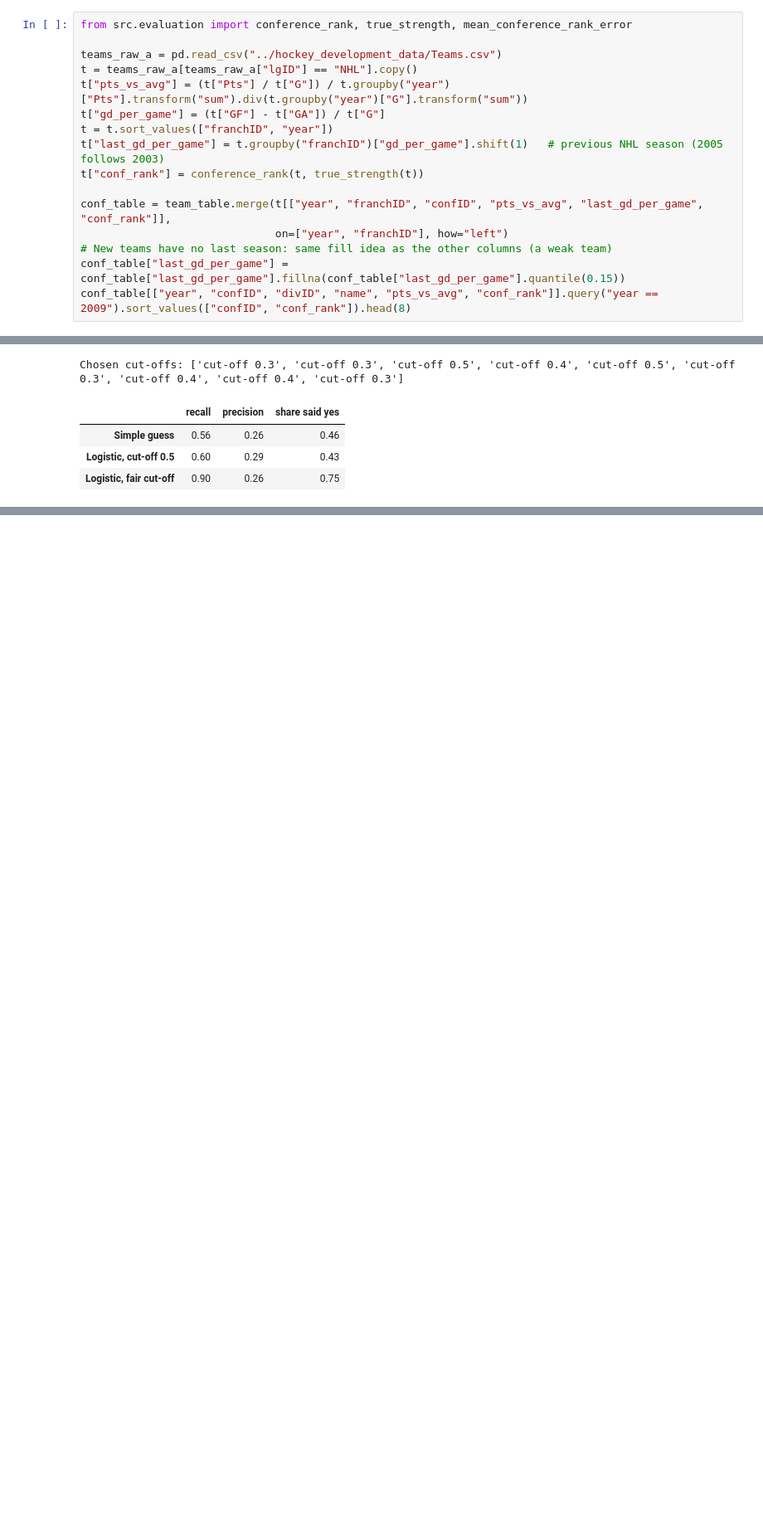
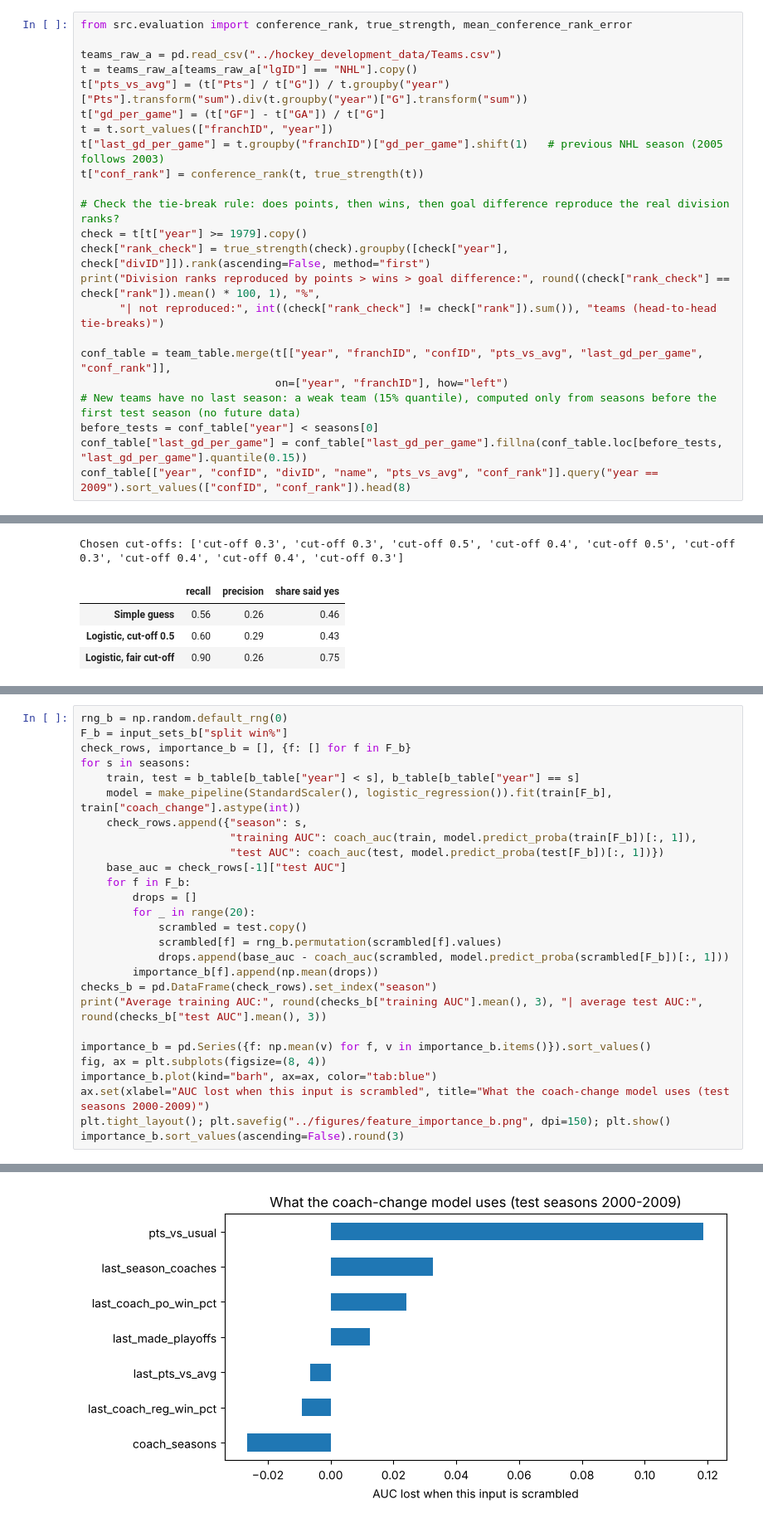
Before and after one commit to up202303702/AC, a Jupyter notebook: notebooks/03_modeling.ipynb, the cells around one changed output, grey strips where cells are left out. Shown at 83% size. Drawn from its saved outputs; the diff is of its cells as text; blank space fills up the shorter version.

Commit message:
Logs, notebook 5, curves, clustering, SQL preparation

```diff
--- a/notebooks/03_modeling.ipynb
+++ b/notebooks/03_modeling.ipynb
@@ -440,9 +440,16 @@ t = t.sort_values(["franchID", "year"])
 t["last_gd_per_game"] = t.groupby("franchID")["gd_per_game"].shift(1)   # previous NHL season (2005 follows 2003)
 t["conf_rank"] = conference_rank(t, true_strength(t))
 
+# Check the tie-break rule: does points, then wins, then goal difference reproduce the real division ranks?
+check = t[t["year"] >= 1979].copy()
+check["rank_check"] = true_strength(check).groupby([check["year"], check["divID"]]).rank(ascending=False, method="first")
+print("Division ranks reproduced by points > wins > goal difference:", round((check["rank_check"] == check["rank"]).mean() * 100, 1), "%",
+      "| not reproduced:", int((check["rank_check"] != check["rank"]).sum()), "teams (head-to-head tie-breaks)")
+
 conf_table = team_table.merge(t[["year", "franchID", "confID", "pts_vs_avg", "last_gd_per_game", "conf_rank"]],
                               on=["year", "franchID"], how="left")
-# New teams have no last season: same fill idea as the other columns (a weak team)
-conf_table["last_gd_per_game"] = conf_table["last_gd_per_game"].fillna(conf_table["last_gd_per_game"].quantile(0.15))
+# New teams have no last season: a weak team (15% quantile), computed only from seasons before the first test season (no future data)
+before_tests = conf_table["year"] < seasons[0]
+conf_table["last_gd_per_game"] = conf_table["last_gd_per_game"].fillna(conf_table.loc[before_tests, "last_gd_per_game"].quantile(0.15))
 conf_table[["year", "confID", "divID", "name", "pts_vs_avg", "conf_rank"]].query("year == 2009").sort_values(["confID", "conf_rank"]).head(8)
 # %% [output]
@@ -777,0 +861,28 @@ Chosen cut-offs: ['cut-off 0.3', 'cut-off 0.3', 'cut-off 0.5', 'cut-off 0.4', 'c
+# %%
+rng_b = np.random.default_rng(0)
+F_b = input_sets_b["split win%"]
+check_rows, importance_b = [], {f: [] for f in F_b}
+for s in seasons:
+    train, test = b_table[b_table["year"] < s], b_table[b_table["year"] == s]
+    model = make_pipeline(StandardScaler(), logistic_regression()).fit(train[F_b], train["coach_change"].astype(int))
+    check_rows.append({"season": s,
+                       "training AUC": coach_auc(train, model.predict_proba(train[F_b])[:, 1]),
+                       "test AUC": coach_auc(test, model.predict_proba(test[F_b])[:, 1])})
+    base_auc = check_rows[-1]["test AUC"]
+    for f in F_b:
+        drops = []
+        for _ in range(20):
+            scrambled = test.copy()
+            scrambled[f] = rng_b.permutation(scrambled[f].values)
+            drops.append(base_auc - coach_auc(scrambled, model.predict_proba(scrambled[F_b])[:, 1]))
+        importance_b[f].append(np.mean(drops))
+checks_b = pd.DataFrame(check_rows).set_index("season")
+print("Average training AUC:", round(checks_b["training AUC"].mean(), 3), "| average test AUC:", round(checks_b["test AUC"].mean(), 3))
+
+importance_b = pd.Series({f: np.mean(v) for f, v in importance_b.items()}).sort_values()
+fig, ax = plt.subplots(figsize=(8, 4))
+importance_b.plot(kind="barh", ax=ax, color="tab:blue")
+ax.set(xlabel="AUC lost when this input is scrambled", title="What the coach-change model uses (test seasons 2000-2009)")
+plt.tight_layout(); plt.savefig("../figures/feature_importance_b.png", dpi=150); plt.show()
+importance_b.sort_values(ascending=False).round(3)
+# %% [output]
@@ -777,0 +890 @@ Chosen cut-offs: ['cut-off 0.3', 'cut-off 0.3', 'cut-off 0.5', 'cut-off 0.4', 'c
+[figure, added]
```
Also changed, not shown: parts of 9 cells of this notebook, 15 other files.
